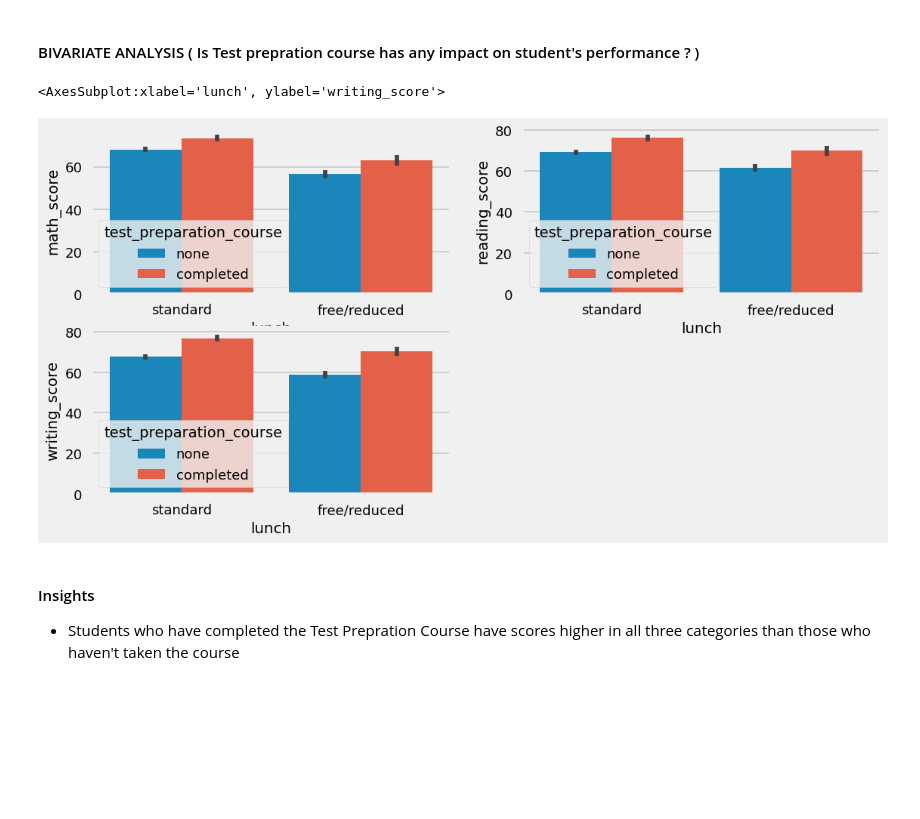
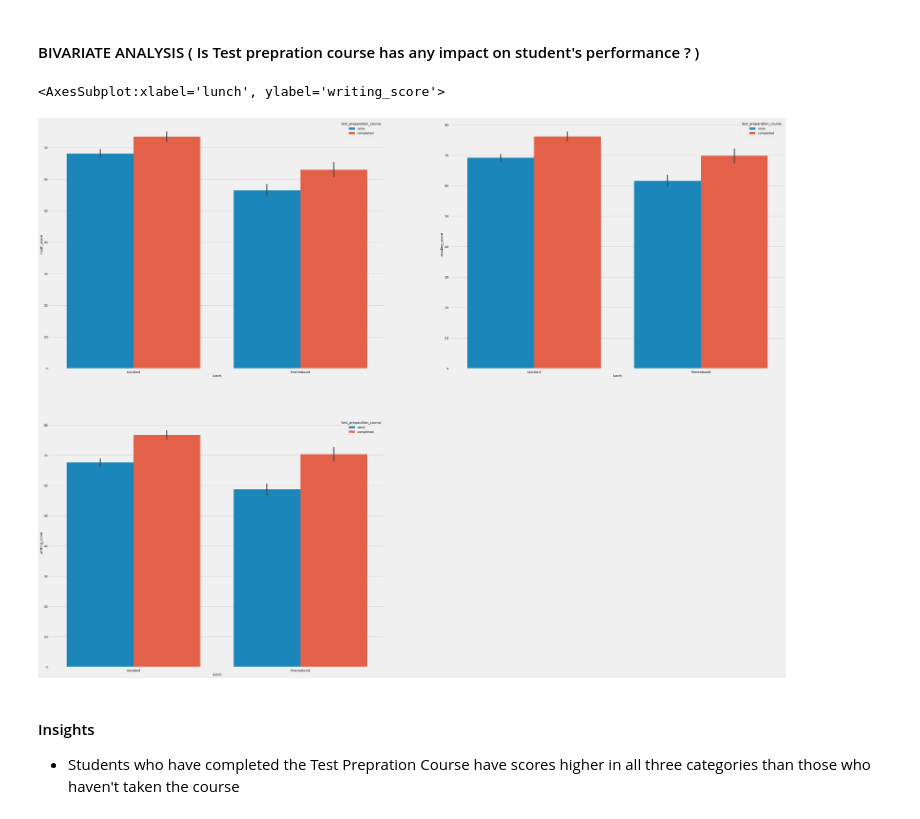
Before and after one commit to AbhishekChauhan28/Project_Ml, a Jupyter notebook: Notebook/EDA_Student.ipynb, the cells around one changed output. Saved outputs shown, nothing was run; the diff lists cells and outputs as text; code cells hidden in the pictures; blank space fills up the shorter version.

```diff
--- a/Notebook/EDA_Student.ipynb
+++ b/Notebook/EDA_Student.ipynb
@@ -635,16 +635,16 @@ for container in ax[1].containers:
 # %% [markdown]
 #### BIVARIATE ANALYSIS ( Is Test prepration course has any impact on student's performance ? )
 # %%
-plt.figure(figsize = (12,6))
+plt.figure(figsize = (50,40))
 plt.subplot(2,2,1)
 sns.barplot(x = df['lunch'], y = df['math_score'], hue = df['test_preparation_course'])
 plt.subplot(2,2,2)
 sns.barplot(x = df['lunch'], y = df['reading_score'], hue = df['test_preparation_course'])
 plt.subplot(2,2,3)
 sns.barplot(x = df['lunch'], y = df['writing_score'], hue = df['test_preparation_course'])
 # %% [output]
 <AxesSubplot:xlabel='lunch', ylabel='writing_score'>
-[figure, old version]
+[figure, new version]
 # %% [markdown]
 #### Insights
 - Students who have completed the Test Prepration Course have scores higher in all three categories than those who haven't taken the course
```
Also changed, not shown: 5 other files.
